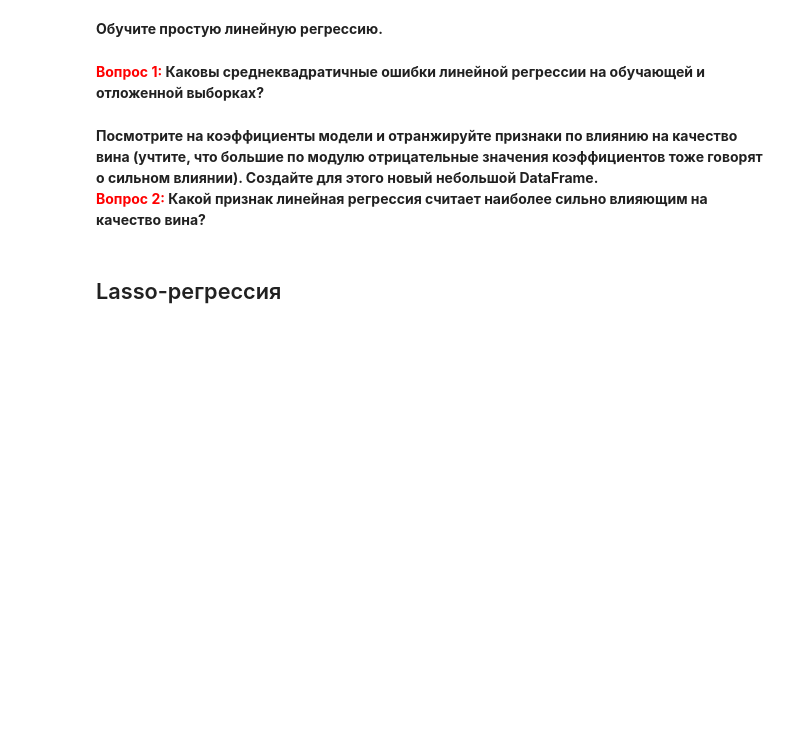
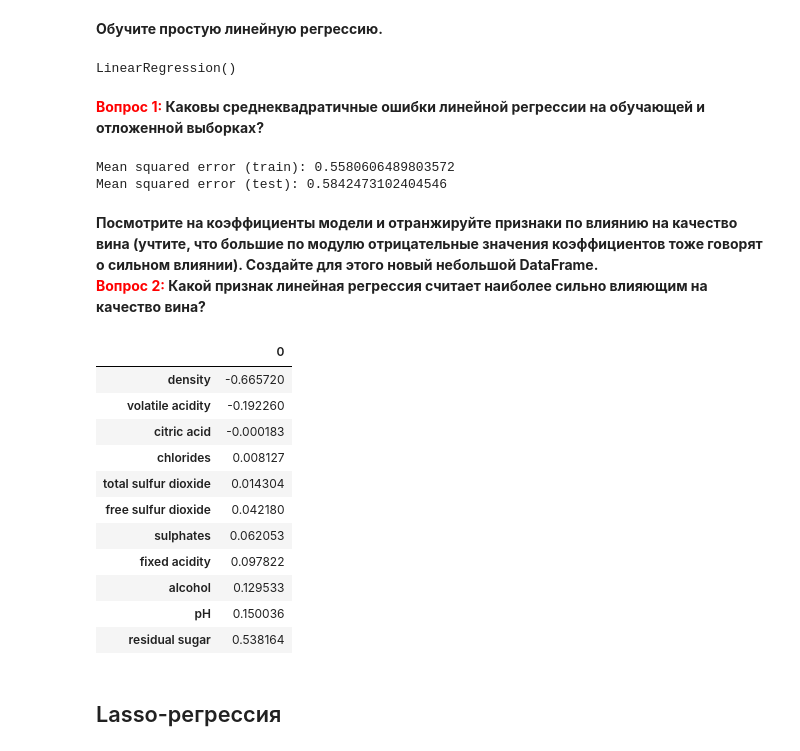
Before and after one commit to Nikc-mk/ODSml, a Jupyter notebook: ДЗ 6.ipynb, the cells around one changed output. Drawn from its saved outputs; the diff is of its cells as text; code cells hidden in the pictures; blank space fills up the shorter version.

```diff
--- a/ДЗ 6.ipynb
+++ b/ДЗ 6.ipynb
@@ -62,9 +79,9 @@ memory usage: 459.3 KB
 # %% [markdown]
 **Отделите целевой признак, разделите обучающую выборку в отношении 7:3 (30% - под оставленную выборку, пусть random_state=17) и отмасштабируйте данные с помощью StandardScaler.**
 # %%
-y = # Ваш код здесь
-
-X_train, X_holdout, y_train, y_holdout = train_test_split # Ваш код здесь
+y = data.quality # Ваш код здесь
+X = data.drop('quality', axis=1)
+X_train, X_holdout, y_train, y_holdout = train_test_split(X, y, random_state=17, train_size=0.7, test_size=0.3) # Ваш код здесь
 scaler = StandardScaler()
-X_train_scaled = scaler.fit_transform # Ваш код здесь
-X_holdout_scaled = scaler.transform # Ваш код здесь
+X_train_scaled = scaler.fit_transform(X_train) # Ваш код здесь
+X_holdout_scaled = scaler.transform(X_holdout) # Ваш код здесь
@@ -73,19 +96,37 @@ X_holdout_scaled = scaler.transform # Ваш код здесь
 # %% [markdown]
 **Обучите простую линейную регрессию.**
 # %%
-linreg = # Ваш код здесь
-linreg.fit # Ваш код здесь
+linreg = LinearRegression() # Ваш код здесь
+linreg.fit(X=X_train_scaled, y=y_train) # Ваш код здесь
+# %% [output]
+LinearRegression()
 # %% [markdown]
 **<font color='red'>Вопрос 1:</font> Каковы среднеквадратичные ошибки линейной регрессии на обучающей и отложенной выборках?**
 # %%
-print("Mean squared error (train): %.3f" % # Ваш код здесь
-print("Mean squared error (test): %.3f" % # Ваш код здесь
+print(f"Mean squared error (train): {mean_squared_error(y_train, linreg.predict(X_train_scaled))}") # Ваш код здесь
+print(f"Mean squared error (test): {mean_squared_error(y_holdout, linreg.predict(X_holdout_scaled))}") # Ваш код здесь
+# %% [output]
+Mean squared error (train): 0.5580606489803572
+Mean squared error (test): 0.5842473102404546
 # %% [markdown]
 **Посмотрите на коэффициенты модели и отранжируйте признаки по влиянию на качество вина (учтите, что большие по модулю отрицательные значения коэффициентов тоже говорят о сильном влиянии). Создайте для этого новый небольшой DataFrame.**<br>
 **<font color='red'>Вопрос 2:</font> Какой признак линейная регрессия считает наиболее сильно влияющим на качество вина?**
 # %%
-linreg_coef = pd.DataFrame # Ваш код здесь
-linreg_coef.sort_values # Ваш код здесь
+linreg_coef = pd.DataFrame(linreg.coef_, index=data.drop('quality', axis=1).columns.values) # Ваш код здесь
+linreg_coef.sort_values(by=0) # Ваш код здесь
+# %% [output]
+|  | 0 |
+| density | -0.665720 |
+| volatile acidity | -0.192260 |
+| citric acid | -0.000183 |
+| chlorides | 0.008127 |
+| total sulfur dioxide | 0.014304 |
+| free sulfur dioxide | 0.042180 |
+| sulphates | 0.062053 |
+| fixed acidity | 0.097822 |
+| alcohol | 0.129533 |
+| pH | 0.150036 |
+| residual sugar | 0.538164 |
 # %% [markdown]
 ## Lasso-регрессия
 # %% [markdown]
```
Also changed, not shown: parts of 16 cells of this notebook.
